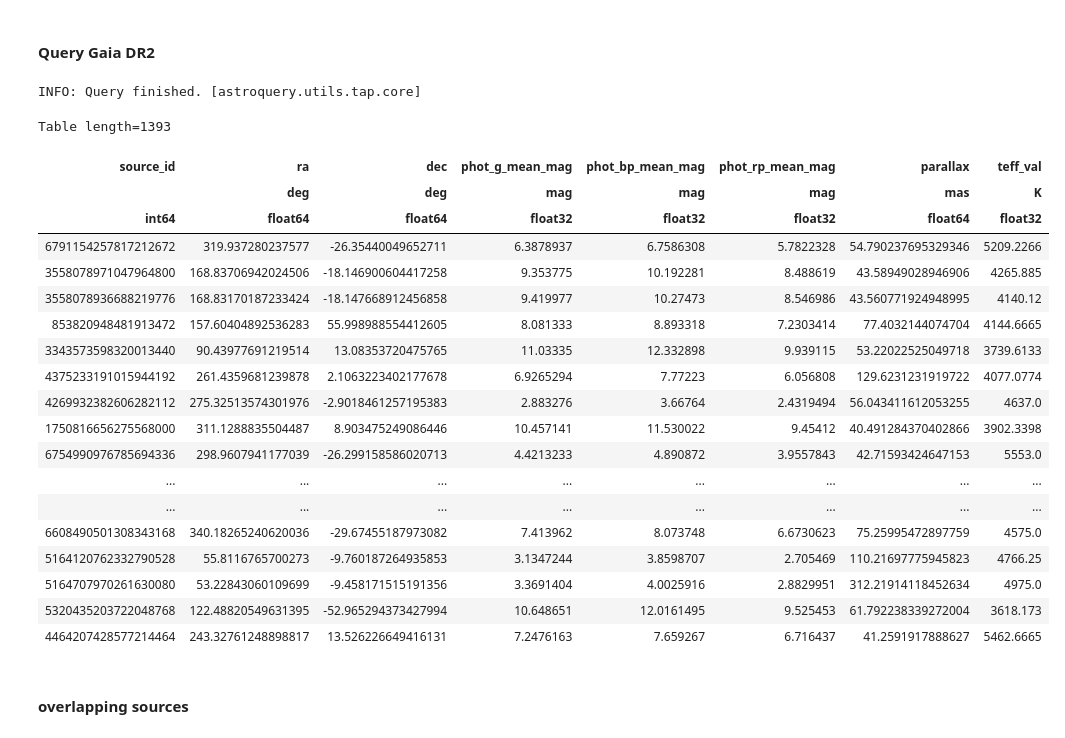
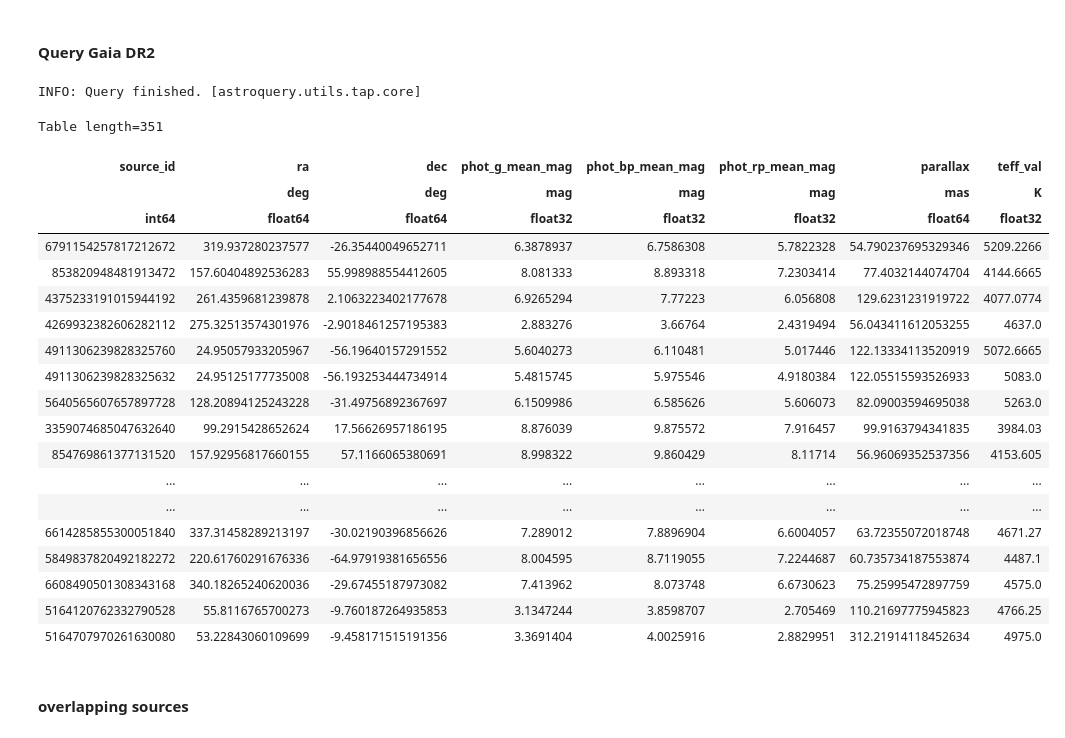
Before and after one commit to exoplanetsdk/2ES_target_selection, a Jupyter notebook: scripts/2ES_target_selection.ipynb, the cells around one changed output. Drawn from its saved outputs; the diff is of its cells as text; code cells hidden in the pictures.

```diff
--- a/scripts/2ES_target_selection.ipynb
+++ b/scripts/2ES_target_selection.ipynb
@@ -84,44 +84,44 @@ Table length=408
 # %%
 # Define the ADQL query
 
 query = """
 SELECT source_id, ra, dec, phot_g_mean_mag, phot_bp_mean_mag, phot_rp_mean_mag, parallax, teff_val
 FROM gaiadr2.gaia_source
-WHERE phot_g_mean_mag < 12
+WHERE phot_g_mean_mag < 9
   AND dec BETWEEN -90 AND 60
-  AND parallax >= 40
+  AND parallax >= 50
   AND (duplicated_source = 'false' OR duplicated_source IS NULL)
-  AND (phot_bp_mean_mag - phot_rp_mean_mag) BETWEEN 0.3 AND 2.5
+  AND (phot_bp_mean_mag - phot_rp_mean_mag) BETWEEN 0.5 AND 2.0
 """
 
 # Execute the query
 job = Gaia.launch_job_async(query)
 query_dr2 = job.get_results()
 
 # Print the results
 query_dr2
 # %% [output]
 INFO: Query finished. [astroquery.utils.tap.core]
-Table length=1393
+Table length=351
 | source_id | ra | dec | phot_g_mean_mag | phot_bp_mean_mag | phot_rp_mean_mag | parallax | teff_val |
 |  | deg | deg | mag | mag | mag | mas | K |
 | int64 | float64 | float64 | float32 | float32 | float32 | float64 | float32 |
 | 6791154257817212672 | 319.937280237577 | -26.35440049652711 | 6.3878937 | 6.7586308 | 5.7822328 | 54.790237695329346 | 5209.2266 |
-| 3558078971047964800 | 168.83706942024506 | -18.146900604417258 | 9.353775 | 10.192281 | 8.488619 | 43.58949028946906 | 4265.885 |
-| 3558078936688219776 | 168.83170187233424 | -18.147668912456858 | 9.419977 | 10.27473 | 8.546986 | 43.560771924948995 | 4140.12 |
 | 853820948481913472 | 157.60404892536283 | 55.998988554412605 | 8.081333 | 8.893318 | 7.2303414 | 77.4032144074704 | 4144.6665 |
-| 3343573598320013440 | 90.43977691219514 | 13.08353720475765 | 11.03335 | 12.332898 | 9.939115 | 53.22022525049718 | 3739.6133 |
 | 4375233191015944192 | 261.4359681239878 | 2.1063223402177678 | 6.9265294 | 7.77223 | 6.056808 | 129.6231231919722 | 4077.0774 |
 | 4269932382606282112 | 275.32513574301976 | -2.9018461257195383 | 2.883276 | 3.66764 | 2.4319494 | 56.043411612053255 | 4637.0 |
-| 1750816656275568000 | 311.1288835504487 | 8.903475249086446 | 10.457141 | 11.530022 | 9.45412 | 40.491284370402866 | 3902.3398 |
-| 6754990976785694336 | 298.9607941177039 | -26.299158586020713 | 4.4213233 | 4.890872 | 3.9557843 | 42.71593424647153 | 5553.0 |
+| 4911306239828325760 | 24.95057933205967 | -56.19640157291552 | 5.6040273 | 6.110481 | 5.017446 | 122.13334113520919 | 5072.6665 |
+| 4911306239828325632 | 24.95125177735008 | -56.193253444734914 | 5.4815745 | 5.975546 | 4.9180384 | 122.05515593526933 | 5083.0 |
+| 5640565607657897728 | 128.20894125243228 | -31.49756892367697 | 6.1509986 | 6.585626 | 5.606073 | 82.09003594695038 | 5263.0 |
+| 3359074685047632640 | 99.2915428652624 | 17.56626957186195 | 8.876039 | 9.875572 | 7.916457 | 99.9163794341835 | 3984.03 |
+| 854769861377131520 | 157.92956817660155 | 57.1166065380691 | 8.998322 | 9.860429 | 8.11714 | 56.96069352537356 | 4153.605 |
 | ... | ... | ... | ... | ... | ... | ... | ... |
 | ... | ... | ... | ... | ... | ... | ... | ... |
+| 6614285855300051840 | 337.31458289213197 | -30.02190396856626 | 7.289012 | 7.8896904 | 6.6004057 | 63.72355072018748 | 4671.27 |
+| 5849837820492182272 | 220.61760291676336 | -64.97919381656556 | 8.004595 | 8.7119055 | 7.2244687 | 60.735734187553874 | 4487.1 |
 | 6608490501308343168 | 340.18265240620036 | -29.67455187973082 | 7.413962 | 8.073748 | 6.6730623 | 75.25995472897759 | 4575.0 |
 | 5164120762332790528 | 55.8116765700273 | -9.760187264935853 | 3.1347244 | 3.8598707 | 2.705469 | 110.21697775945823 | 4766.25 |
 | 5164707970261630080 | 53.22843060109699 | -9.458171515191356 | 3.3691404 | 4.0025916 | 2.8829951 | 312.21914118452634 | 4975.0 |
-| 5320435203722048768 | 122.48820549631395 | -52.965294373427994 | 10.648651 | 12.0161495 | 9.525453 | 61.792238339272004 | 3618.173 |
-| 4464207428577214464 | 243.32761248898817 | 13.526226649416131 | 7.2476163 | 7.659267 | 6.716437 | 41.2591917888627 | 5462.6665 |
 # %% [markdown]
 #### overlapping sources
 # %% [markdown]
```
Also changed, not shown: parts of 5 cells of this notebook, 5 other files.
